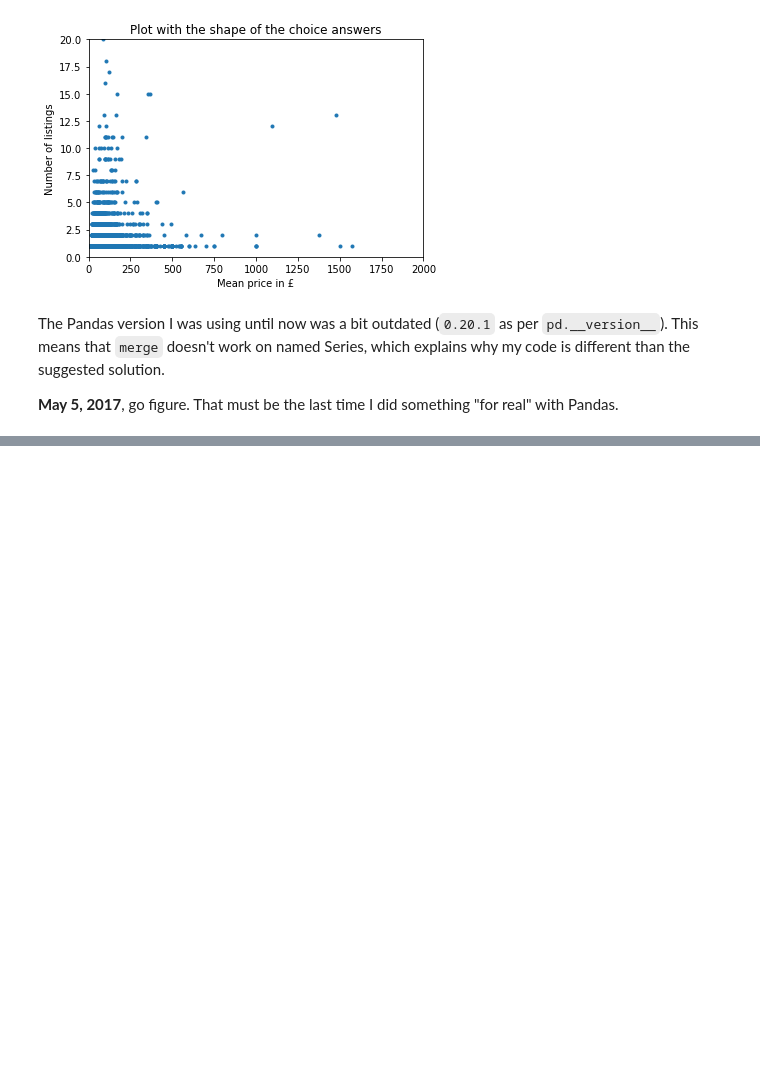
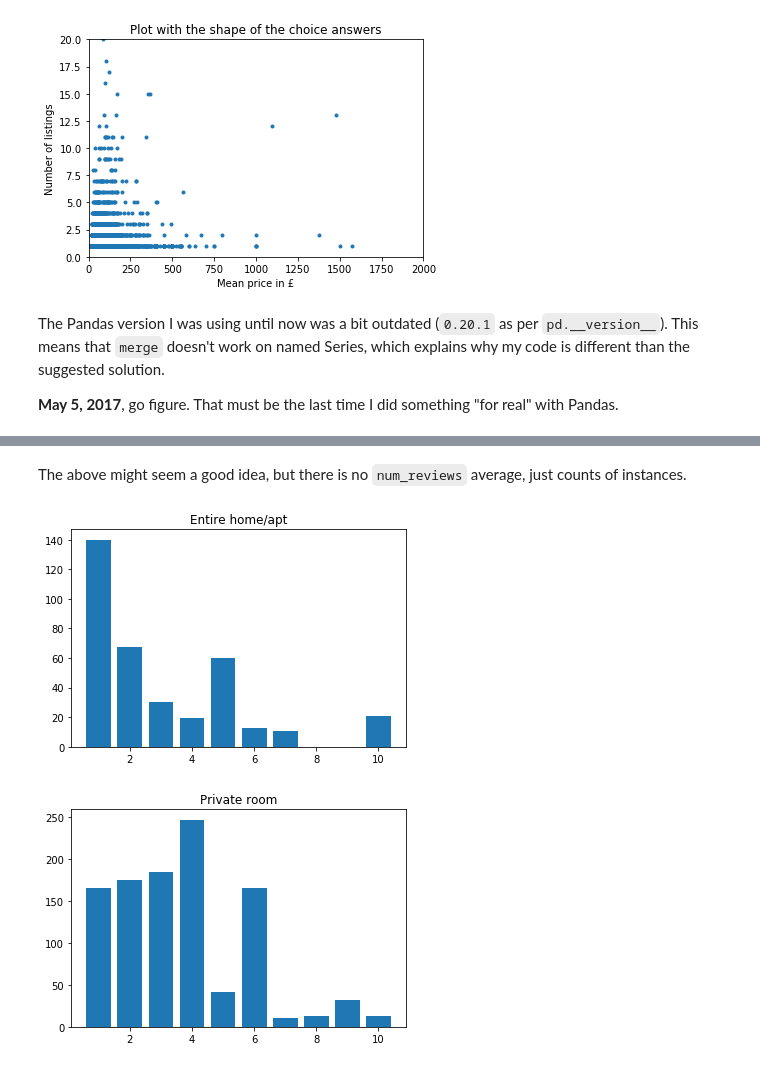
Before and after one commit to tnarik/training-meetup_20190205, a Jupyter notebook: sketch002.ipynb, the cells around one changed output, grey strips where cells are left out. Saved outputs shown, nothing was run; the diff lists cells and outputs as text; code cells hidden in the pictures; blank space fills up the shorter version.

```diff
--- a/sketch002.ipynb
+++ b/sketch002.ipynb
@@ -144,0 +267,27 @@ a
+# %% [markdown]
+The above might seem a good idea, but there is no `num_reviews` average, just counts of instances.
+# %%
+for room_type in listings.room_type.unique():
+    # We will use copy to avoid pandas warnings about assignment to copies
+    reduced = listings_with_reviews.loc[listings_with_reviews.room_type == room_type].copy()
+
+    # There are room types without reviews
+    if reduced.shape[0] > 0:
+        # to match the choice plots
+        bins = np.linspace(
+                np.min(reduced.price),
+                np.max(reduced.price),
+                11
+            )
+
+        # binning
+        reduced['bin'] = pd.cut(reduced['price'], bins)
+        # mean of reviews number
+        price_mean_by_bin = reduced[['bin', 'num_reviews']].groupby('bin').mean()
+
+        plt.figure()
+        plt.title(room_type)
+        plt.bar(range(1,11), price_mean_by_bin.num_reviews)
+# %% [output]
+[figure, added]
+[figure, added]
```
Also changed, not shown: parts of 27 cells of this notebook.
